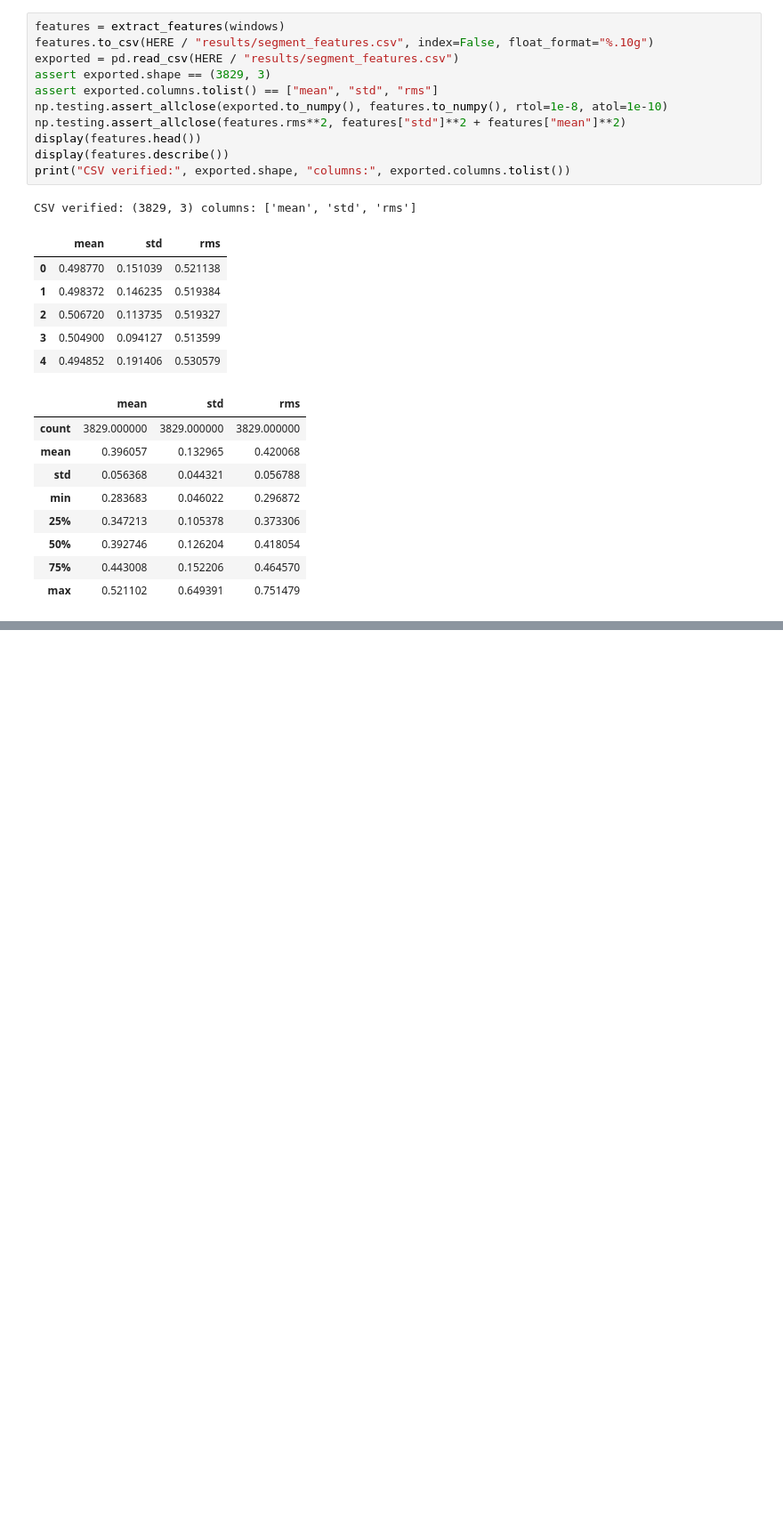
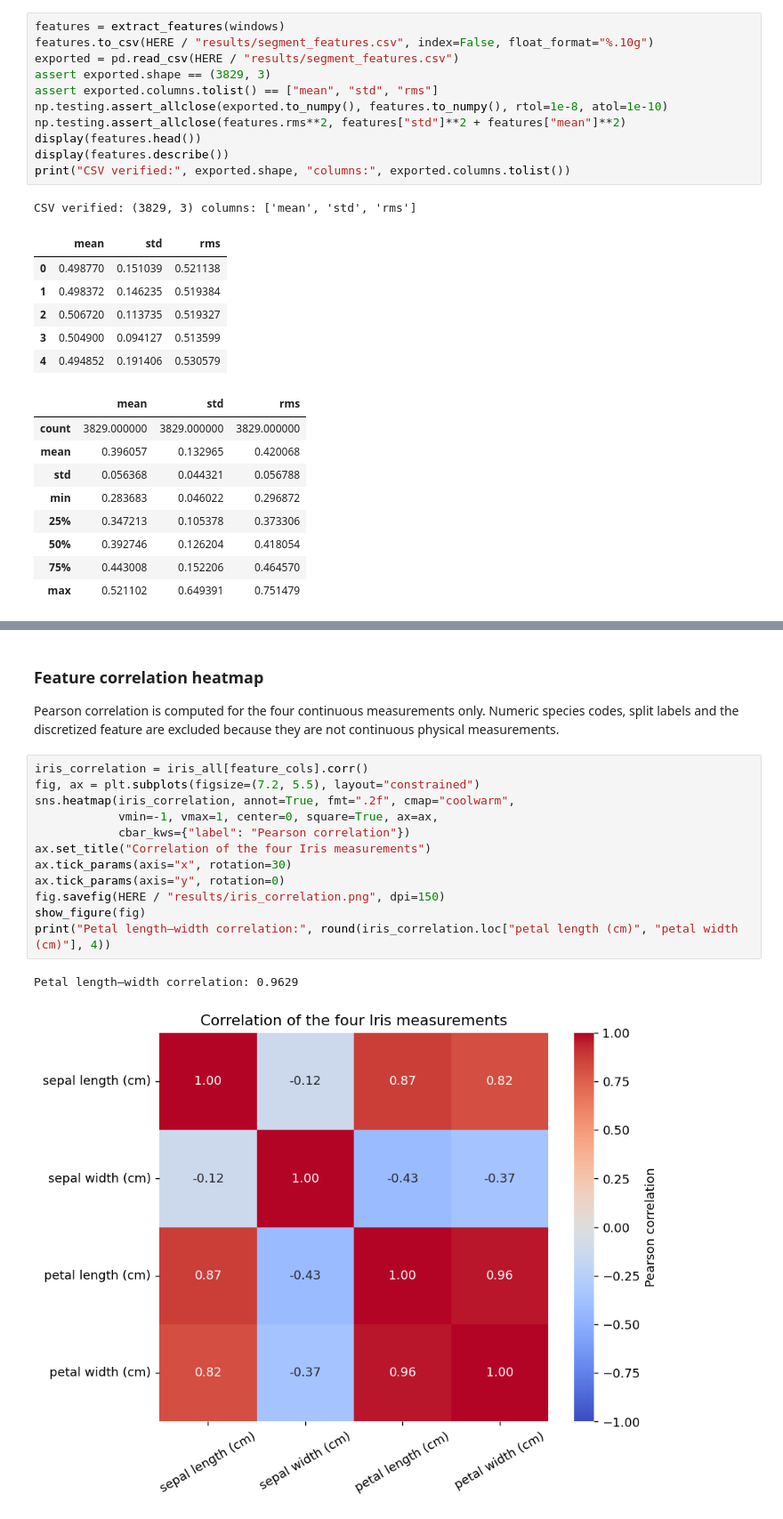
Before and after one commit to raha-sajed/AI-course, a Jupyter notebook: HomeWork1/HomeWork1.ipynb, the cells around one changed output, grey strips where cells are left out. Shown at 89% size. Saved outputs shown, nothing was run; the diff lists cells and outputs as text; blank space fills up the shorter version.

```diff
--- a/HomeWork1/HomeWork1.ipynb
+++ b/HomeWork1/HomeWork1.ipynb
@@ -341,0 +432,19 @@ To be completed in the next step.
+# %% [markdown]
+### Feature correlation heatmap
+
+Pearson correlation is computed for the four continuous measurements only. Numeric species codes, split labels and the discretized feature are excluded because they are not continuous physical measurements.
+# %%
+iris_correlation = iris_all[feature_cols].corr()
+fig, ax = plt.subplots(figsize=(7.2, 5.5), layout="constrained")
+sns.heatmap(iris_correlation, annot=True, fmt=".2f", cmap="coolwarm",
+            vmin=-1, vmax=1, center=0, square=True, ax=ax,
+            cbar_kws={"label": "Pearson correlation"})
+ax.set_title("Correlation of the four Iris measurements")
+ax.tick_params(axis="x", rotation=30)
+ax.tick_params(axis="y", rotation=0)
+fig.savefig(HERE / "results/iris_correlation.png", dpi=150)
+show_figure(fig)
+print("Petal length–width correlation:", round(iris_correlation.loc["petal length (cm)", "petal width (cm)"], 4))
+# %% [output]
+Petal length–width correlation: 0.9629
+[figure, added]
```
Also changed, not shown: parts of 13 cells of this notebook, 7 other files.
